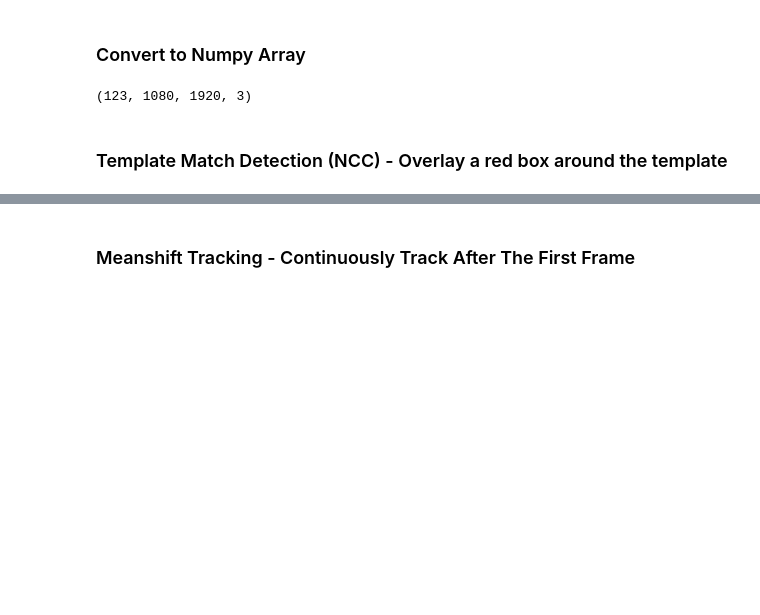
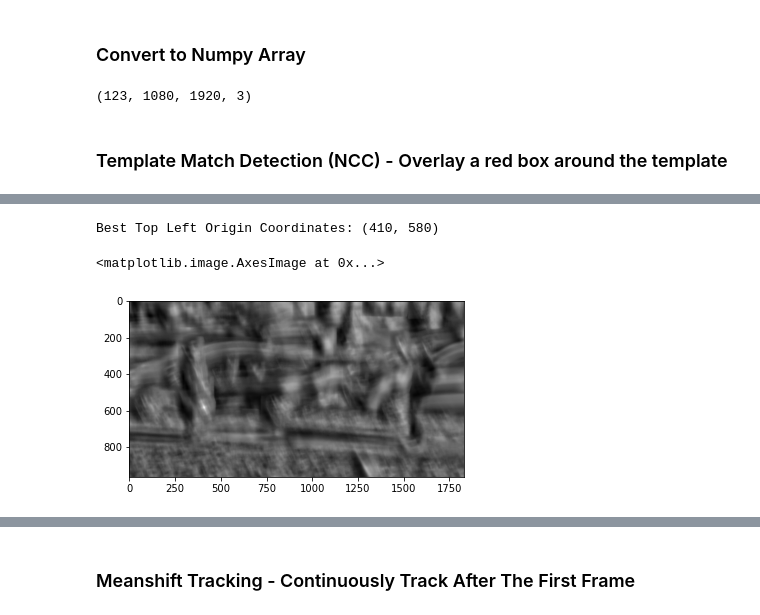
Before and after one commit to ksiva14/Threat_Detection, a Jupyter notebook: detection.ipynb, the cells around one changed output, grey strips where cells are left out. Saved outputs shown, nothing was run; the diff lists cells and outputs as text; code cells hidden in the pictures; blank space fills up the shorter version.

```diff
--- a/detection.ipynb
+++ b/detection.ipynb
@@ -252,0 +303,14 @@ print(firstVideo.shape)
+# %%
+# openCV method
+method = eval('cv2.TM_CCOEFF_NORMED')
+res = cv2.matchTemplate(firstFrame,initialTemplate,method)
+min_val, max_val, min_loc, max_loc = cv2.minMaxLoc(res)
+bestCoord = max_loc
+allScores = res
+# %%
+print("Best Top Left Origin Coordinates:", bestCoord)
+plt.imshow(allScores, cmap='gray')
+# %% [output]
+Best Top Left Origin Coordinates: (410, 580)
+<matplotlib.image.AxesImage at 0x...>
+[figure, added]
```
Also changed, not shown: parts of 22 cells of this notebook, 8 other files.
